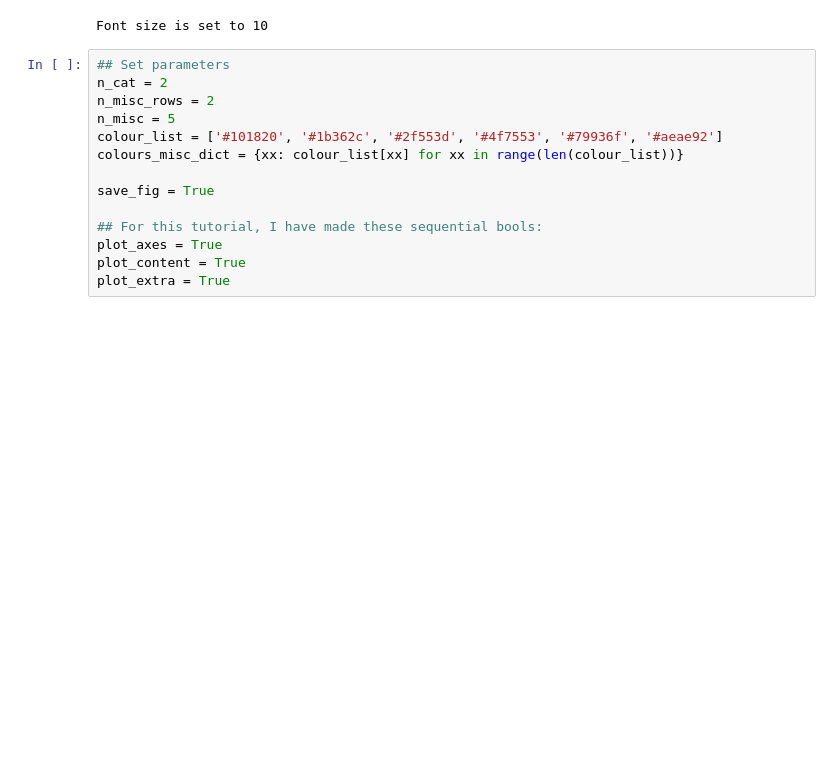
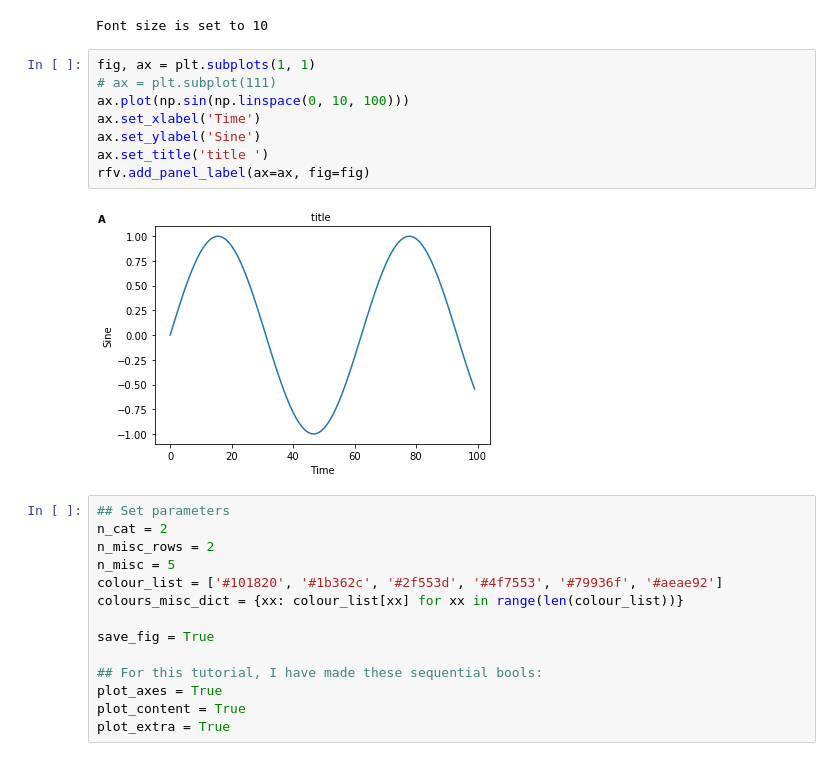
Before and after one commit to vdplasthijs/reproducible_figures, a Jupyter notebook: Reproducible figure example.ipynb, the cells around one changed output. Cells and saved outputs as stored; diff of their text form; blank space fills up the shorter version.

Commit message:
add panel letter to top left of ax

```diff
--- a/Reproducible figure example.ipynb
+++ b/Reproducible figure example.ipynb
@@ -12,6 +18,16 @@ import rep_fig_vis as rfv
 rfv.set_fontsize(10)
 # %% [output]
 Font size is set to 10
+# %%
+fig, ax = plt.subplots(1, 1)
+# ax = plt.subplot(111)
+ax.plot(np.sin(np.linspace(0, 10, 100)))
+ax.set_xlabel('Time')
+ax.set_ylabel('Sine')
+ax.set_title('title ')
+rfv.add_panel_label(ax=ax, fig=fig)
+# %% [output]
+[figure, added]
 # %%
 ## Set parameters
 n_cat = 2
```
Also changed, not shown: parts of 1 cell of this notebook, 2 other files.
